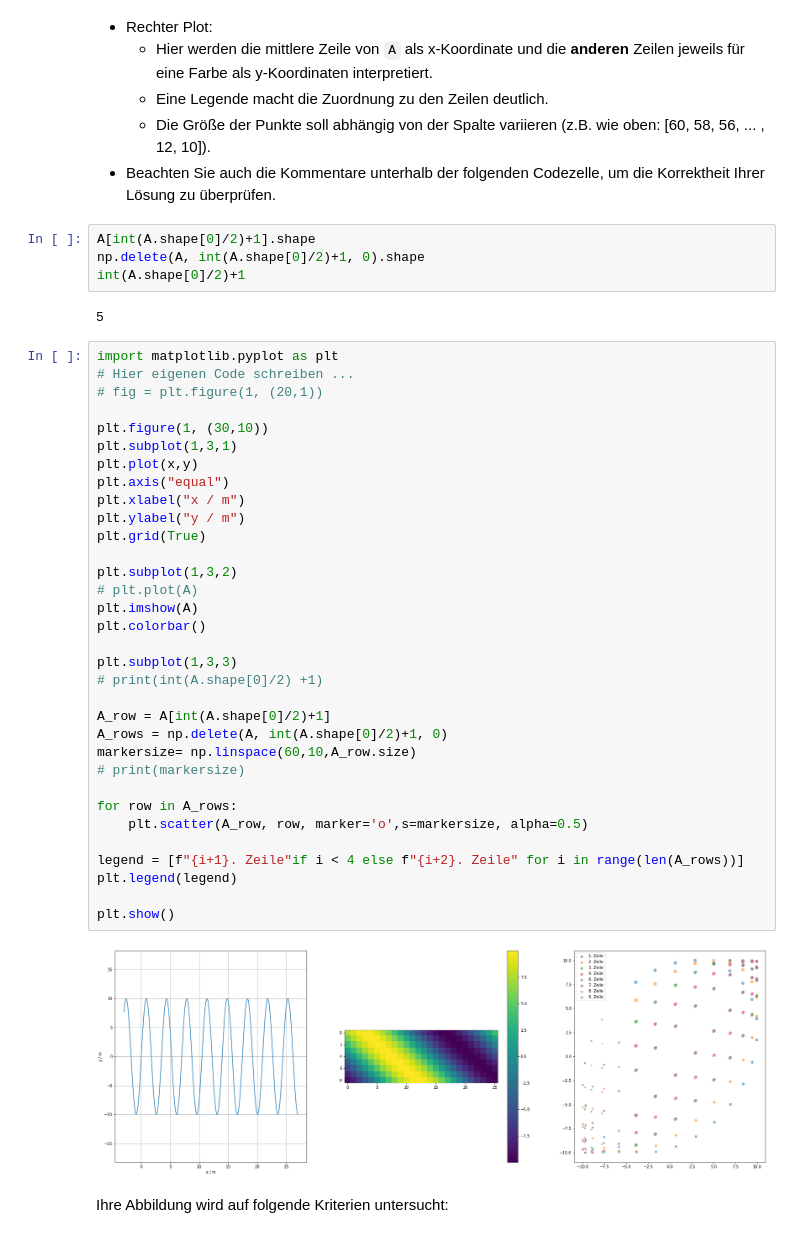
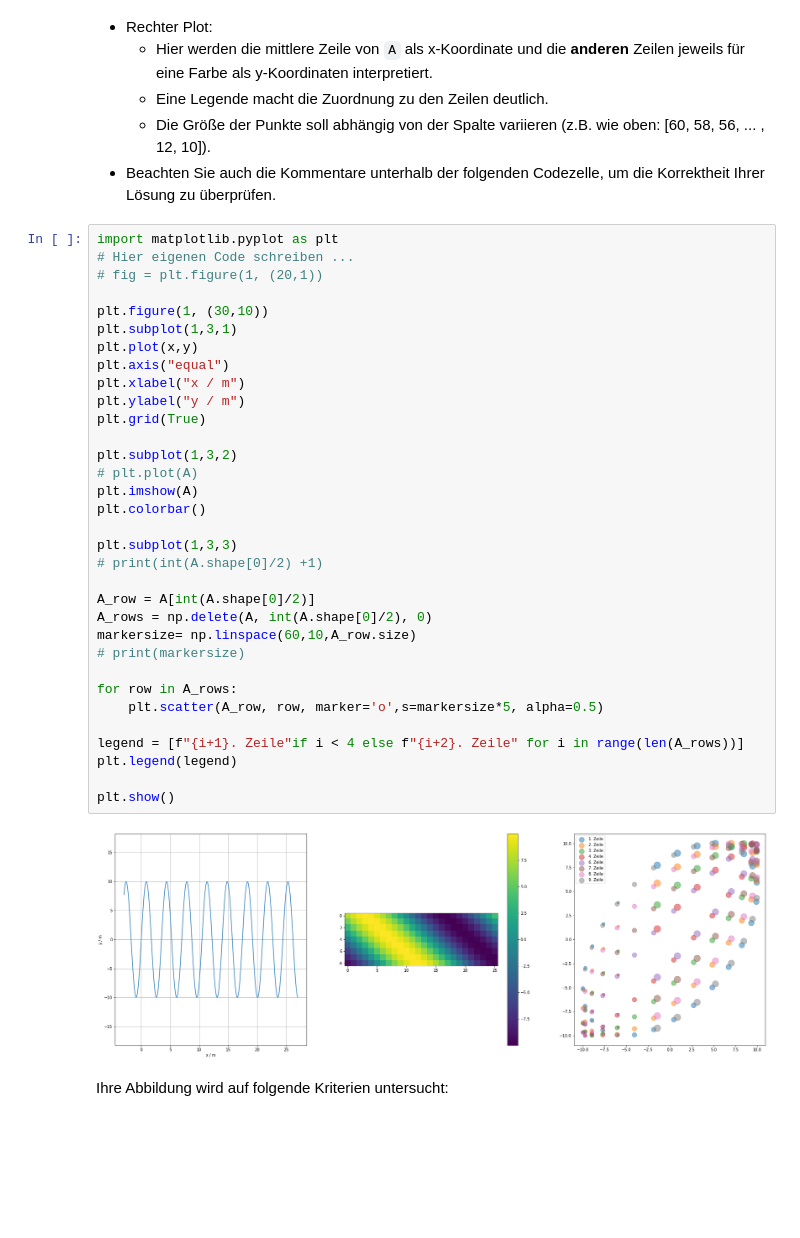
Before and after one commit to jlb-jlb/python_fuer_Ings, a Jupyter notebook: ABSCHLUSSARBEIT/pyfi_online_401424.ipynb, the cells around one changed output. Cells and saved outputs as stored; diff of their text form; blank space fills up the shorter version.

Commit message:
Update PLots

```diff
--- a/ABSCHLUSSARBEIT/pyfi_online_401424.ipynb
+++ b/ABSCHLUSSARBEIT/pyfi_online_401424.ipynb
@@ -341,47 +341,41 @@ Hinweise:
     * Eine Legende macht die Zuordnung zu den Zeilen deutlich.
     * Die Größe der Punkte soll abhängig von der Spalte variieren (z.B. wie oben: [60, 58, 56, ... , 12, 10]).
   * Beachten Sie auch die Kommentare unterhalb der folgenden Codezelle, um die Korrektheit Ihrer Lösung zu überprüfen.
-# %%
-A[int(A.shape[0]/2)+1].shape
-np.delete(A, int(A.shape[0]/2)+1, 0).shape
-int(A.shape[0]/2)+1
-# %% [output]
-5
 # %%
 import matplotlib.pyplot as plt
 # Hier eigenen Code schreiben ...
 # fig = plt.figure(1, (20,1))
 
 plt.figure(1, (30,10))
 plt.subplot(1,3,1)
 plt.plot(x,y)
 plt.axis("equal")
 plt.xlabel("x / m")
 plt.ylabel("y / m")
 plt.grid(True)
 
 plt.subplot(1,3,2)
 # plt.plot(A)
 plt.imshow(A)
 plt.colorbar()
 
 plt.subplot(1,3,3)
 # print(int(A.shape[0]/2) +1)
 
-A_row = A[int(A.shape[0]/2)+1]
-A_rows = np.delete(A, int(A.shape[0]/2)+1, 0)
+A_row = A[int(A.shape[0]/2)]
+A_rows = np.delete(A, int(A.shape[0]/2), 0)
 markersize= np.linspace(60,10,A_row.size)
 # print(markersize)
 
 for row in A_rows:
-    plt.scatter(A_row, row, marker='o',s=markersize, alpha=0.5)
+    plt.scatter(A_row, row, marker='o',s=markersize*5, alpha=0.5)
 
 legend = [f"{i+1}. Zeile"if i < 4 else f"{i+2}. Zeile" for i in range(len(A_rows))]
 plt.legend(legend)
 
 plt.show()
 # %% [output]
-[figure, old version]
+[figure, new version]
 # %% [markdown]
 Ihre Abbildung wird auf folgende Kriterien untersucht:
 # %%
```
